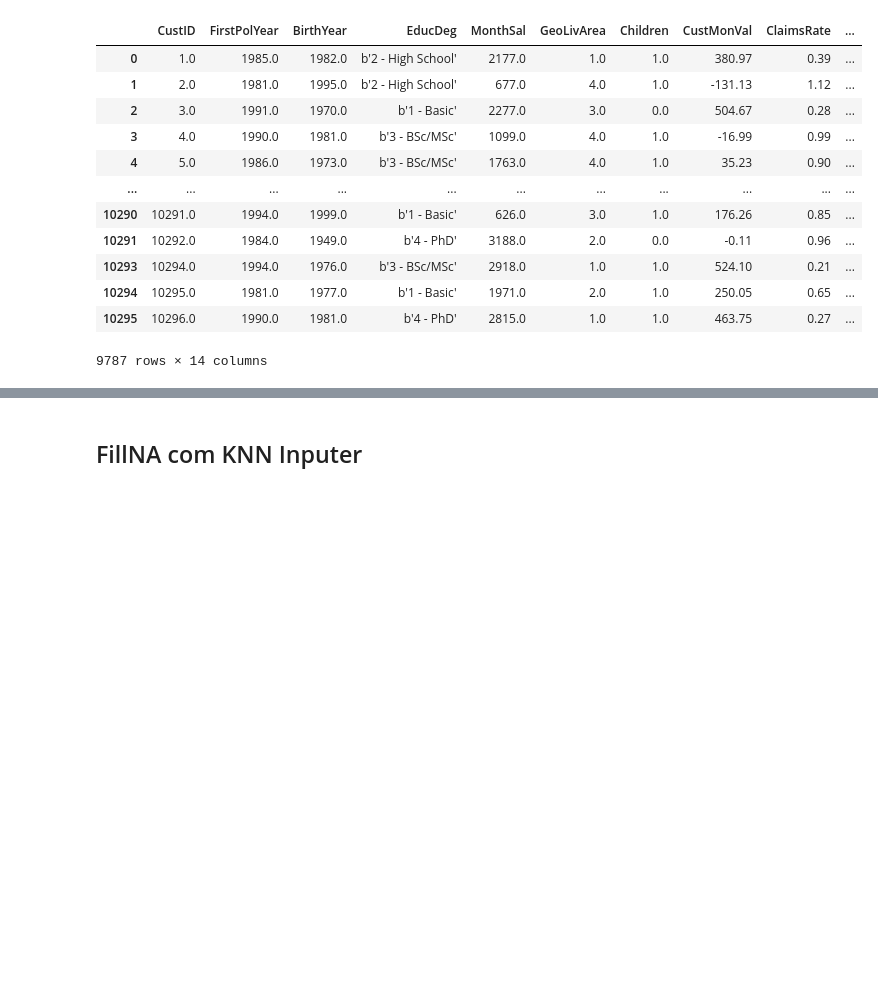
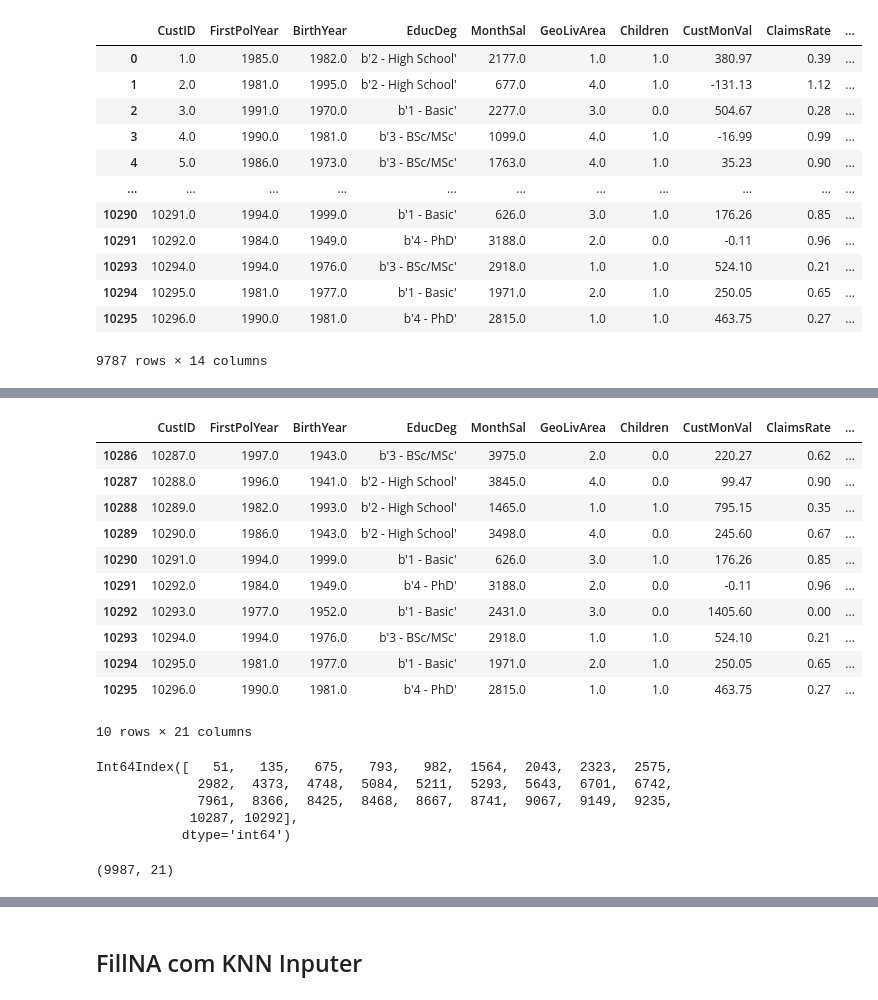
Before and after one commit to albertoparenti/Data-Mining-Project, a Jupyter notebook: DataMinig_V1.ipynb, the cells around one changed output, grey strips where cells are left out. Drawn from its saved outputs; the diff is of its cells as text; code cells hidden in the pictures; blank space fills up the shorter version.

Commit message:
Add files via upload
UNTIL CLUSTERING

```diff
--- a/DataMinig_V1.ipynb
+++ b/DataMinig_V1.ipynb
@@ -293,0 +335,14 @@ df_withoutOutliers
+# %%
+#import the algorithm
+from sklearn.cluster import DBSCAN
+#initiate the algorithm
+#set the distance to 20, and min_samples as 5
+outlier_detection = DBSCAN(eps = 20, metric = "euclidean", min_samples = 10, n_jobs = -1)
+#fit_predict the algorithm to the existing data
+clusters = outlier_detection.fit_predict(df_noNaN[metric_features])
+#extract the labels from the algorithm
+df_noNaN["dbscan_outliers"] = clusters
+#label all others as inliers
+df_noNaN["dbscan_outliers"] = df_noNaN["dbscan_outliers"].apply(lambda x: str(1) if x>-1 else str(-1))
+#print the vaue counts
+print(df_noNaN["dbscan_outliers"].value_counts())
@@ -293,0 +361,7 @@ df_withoutOutliers
+# %%
+#extract the sum of the outlier count
+df_noNaN['outliers_sum'] = (df_noNaN['iso_forest_outliers'].astype(int)+
+                           df_noNaN['lof_outliers'].astype(int)+
+                           df_noNaN['zscore_outliers'].astype(int))
+#print the value counts for eacdf_noNaNh scale
+print(df_noNaN["outliers_sum"].value_counts())
@@ -293,0 +395,15 @@ df_withoutOutliers
+# %%
+df_noNaN.tail(10)
+# %% [output]
+|  | CustID | FirstPolYear | BirthYear | EducDeg | MonthSal | GeoLivArea | Children | CustMonVal | ClaimsRate | ... |
+| 10286 | 10287.0 | 1997.0 | 1943.0 | b'3 - BSc/MSc' | 3975.0 | 2.0 | 0.0 | 220.27 | 0.62 | ... |
+| 10287 | 10288.0 | 1996.0 | 1941.0 | b'2 - High School' | 3845.0 | 4.0 | 0.0 | 99.47 | 0.90 | ... |
+| 10288 | 10289.0 | 1982.0 | 1993.0 | b'2 - High School' | 1465.0 | 1.0 | 1.0 | 795.15 | 0.35 | ... |
+| 10289 | 10290.0 | 1986.0 | 1943.0 | b'2 - High School' | 3498.0 | 4.0 | 0.0 | 245.60 | 0.67 | ... |
+| 10290 | 10291.0 | 1994.0 | 1999.0 | b'1 - Basic' | 626.0 | 3.0 | 1.0 | 176.26 | 0.85 | ... |
+| 10291 | 10292.0 | 1984.0 | 1949.0 | b'4 - PhD' | 3188.0 | 2.0 | 0.0 | -0.11 | 0.96 | ... |
+| 10292 | 10293.0 | 1977.0 | 1952.0 | b'1 - Basic' | 2431.0 | 3.0 | 0.0 | 1405.60 | 0.00 | ... |
+| 10293 | 10294.0 | 1994.0 | 1976.0 | b'3 - BSc/MSc' | 2918.0 | 1.0 | 1.0 | 524.10 | 0.21 | ... |
+| 10294 | 10295.0 | 1981.0 | 1977.0 | b'1 - Basic' | 1971.0 | 2.0 | 1.0 | 250.05 | 0.65 | ... |
+| 10295 | 10296.0 | 1990.0 | 1981.0 | b'4 - PhD' | 2815.0 | 1.0 | 1.0 | 463.75 | 0.27 | ... |
+10 rows × 21 columns
@@ -293,0 +412,12 @@ df_withoutOutliers
+# %%
+indexes
+# %% [output]
+Int64Index([   51,   135,   675,   793,   982,  1564,  2043,  2323,  2575,
+             2982,  4373,  4748,  5084,  5211,  5293,  5643,  6701,  6742,
+             7961,  8366,  8425,  8468,  8667,  8741,  9067,  9149,  9235,
+            10287, 10292],
+           dtype='int64')
+# %%
+df_noNaN.shape
+# %% [output]
+(9987, 21)
```
Also changed, not shown: parts of 26 cells of this notebook.
